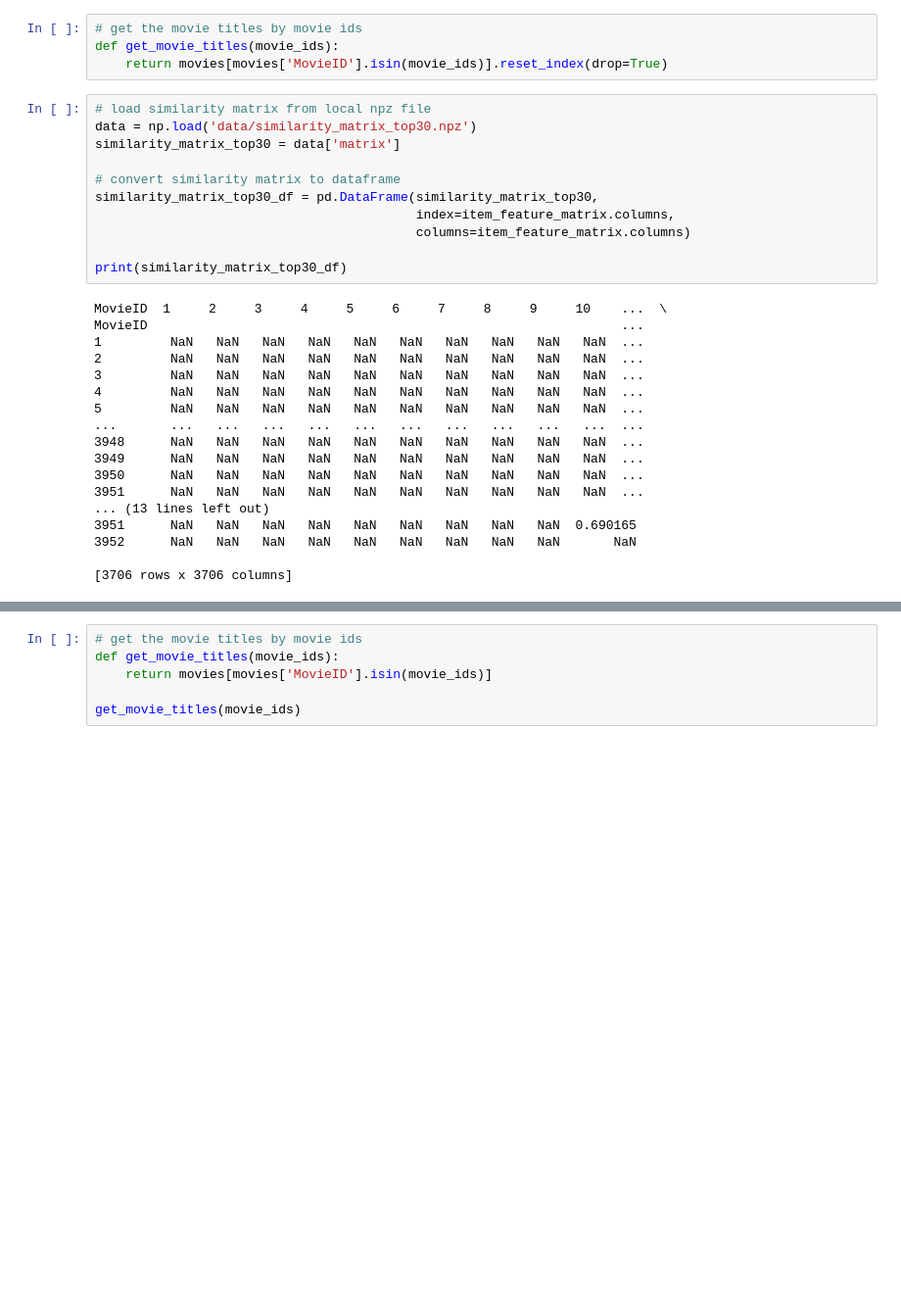
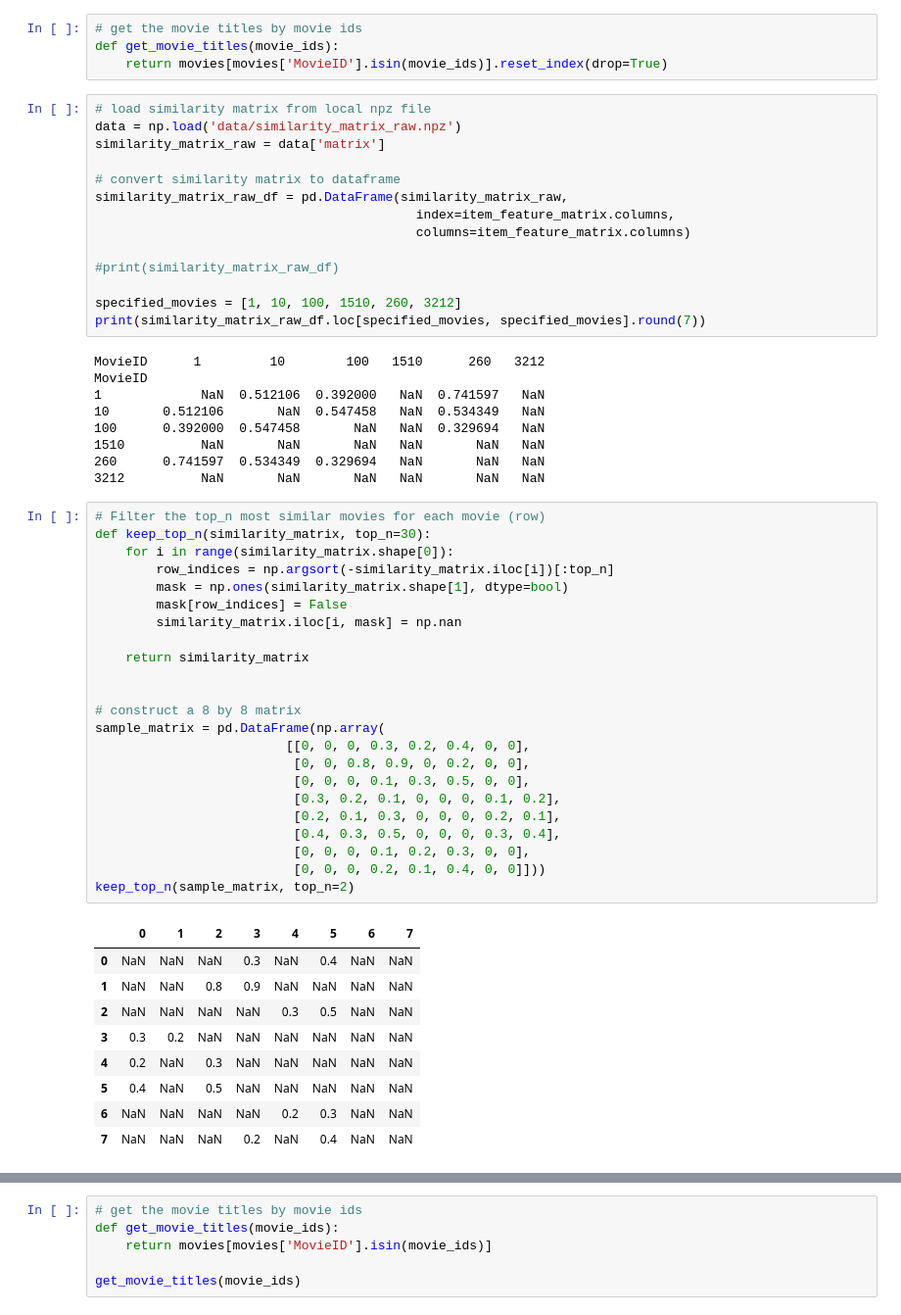
Before and after one commit to yanglianglu/CS-598-Statistical_Learning, a Jupyter notebook: CS_598_Project_4/ibcf.ipynb, the cells around one changed output, grey strips where cells are left out. Shown at 98% size. Saved outputs shown, nothing was run; the diff lists cells and outputs as text; blank space fills up the shorter version.

```diff
--- a/CS_598_Project_4/ibcf.ipynb
+++ b/CS_598_Project_4/ibcf.ipynb
@@ -141,30 +141,57 @@ def get_movie_titles(movie_ids):
     return movies[movies['MovieID'].isin(movie_ids)].reset_index(drop=True)
 # %%
 # load similarity matrix from local npz file
-data = np.load('data/similarity_matrix_top30.npz')
-similarity_matrix_top30 = data['matrix']
+data = np.load('data/similarity_matrix_raw.npz')
+similarity_matrix_raw = data['matrix']
 
 # convert similarity matrix to dataframe
-similarity_matrix_top30_df = pd.DataFrame(similarity_matrix_top30,
+similarity_matrix_raw_df = pd.DataFrame(similarity_matrix_raw,
                                           index=item_feature_matrix.columns,
                                           columns=item_feature_matrix.columns)
 
-print(similarity_matrix_top30_df)
+#print(similarity_matrix_raw_df)
+
+specified_movies = [1, 10, 100, 1510, 260, 3212]
+print(similarity_matrix_raw_df.loc[specified_movies, specified_movies].round(7))
 # %% [output]
-MovieID  1     2     3     4     5     6     7     8     9     10    ...  \
-MovieID                                                              ...
-1         NaN   NaN   NaN   NaN   NaN   NaN   NaN   NaN   NaN   NaN  ...
-2         NaN   NaN   NaN   NaN   NaN   NaN   NaN   NaN   NaN   NaN  ...
-3         NaN   NaN   NaN   NaN   NaN   NaN   NaN   NaN   NaN   NaN  ...
-4         NaN   NaN   NaN   NaN   NaN   NaN   NaN   NaN   NaN   NaN  ...
-5         NaN   NaN   NaN   NaN   NaN   NaN   NaN   NaN   NaN   NaN  ...
-...       ...   ...   ...   ...   ...   ...   ...   ...   ...   ...  ...
-3948      NaN   NaN   NaN   NaN   NaN   NaN   NaN   NaN   NaN   NaN  ...
-3949      NaN   NaN   NaN   NaN   NaN   NaN   NaN   NaN   NaN   NaN  ...
-3950      NaN   NaN   NaN   NaN   NaN   NaN   NaN   NaN   NaN   NaN  ...
-3951      NaN   NaN   NaN   NaN   NaN   NaN   NaN   NaN   NaN   NaN  ...
-... (13 lines left out)
-3951      NaN   NaN   NaN   NaN   NaN   NaN   NaN   NaN   NaN  0.690165
-3952      NaN   NaN   NaN   NaN   NaN   NaN   NaN   NaN   NaN       NaN
-
-[3706 rows x 3706 columns]
+MovieID      1         10        100   1510      260   3212
+MovieID
+1             NaN  0.512106  0.392000   NaN  0.741597   NaN
+10       0.512106       NaN  0.547458   NaN  0.534349   NaN
+100      0.392000  0.547458       NaN   NaN  0.329694   NaN
+1510          NaN       NaN       NaN   NaN       NaN   NaN
+260      0.741597  0.534349  0.329694   NaN       NaN   NaN
+3212          NaN       NaN       NaN   NaN       NaN   NaN
+# %%
+# Filter the top_n most similar movies for each movie (row)
+def keep_top_n(similarity_matrix, top_n=30):
+    for i in range(similarity_matrix.shape[0]):
+        row_indices = np.argsort(-similarity_matrix.iloc[i])[:top_n]
+        mask = np.ones(similarity_matrix.shape[1], dtype=bool)
+        mask[row_indices] = False
+        similarity_matrix.iloc[i, mask] = np.nan
+
+    return similarity_matrix
+
+
+# construct a 8 by 8 matrix
+sample_matrix = pd.DataFrame(np.array(
+                         [[0, 0, 0, 0.3, 0.2, 0.4, 0, 0],
+                          [0, 0, 0.8, 0.9, 0, 0.2, 0, 0],
+                          [0, 0, 0, 0.1, 0.3, 0.5, 0, 0],
+                          [0.3, 0.2, 0.1, 0, 0, 0, 0.1, 0.2],
+                          [0.2, 0.1, 0.3, 0, 0, 0, 0.2, 0.1],
+                          [0.4, 0.3, 0.5, 0, 0, 0, 0.3, 0.4],
+                          [0, 0, 0, 0.1, 0.2, 0.3, 0, 0],
+                          [0, 0, 0, 0.2, 0.1, 0.4, 0, 0]]))
+keep_top_n(sample_matrix, top_n=2)
+# %% [output]
+|  | 0 | 1 | 2 | 3 | 4 | 5 | 6 | 7 |
+| 0 | NaN | NaN | NaN | 0.3 | NaN | 0.4 | NaN | NaN |
+| 1 | NaN | NaN | 0.8 | 0.9 | NaN | NaN | NaN | NaN |
+| 2 | NaN | NaN | NaN | NaN | 0.3 | 0.5 | NaN | NaN |
+| 3 | 0.3 | 0.2 | NaN | NaN | NaN | NaN | NaN | NaN |
+| 4 | 0.2 | NaN | 0.3 | NaN | NaN | NaN | NaN | NaN |
+| 5 | 0.4 | NaN | 0.5 | NaN | NaN | NaN | NaN | NaN |
+| 6 | NaN | NaN | NaN | NaN | 0.2 | 0.3 | NaN | NaN |
+| 7 | NaN | NaN | NaN | 0.2 | NaN | 0.4 | NaN | NaN |
```
Also changed, not shown: parts of 6 cells of this notebook.
